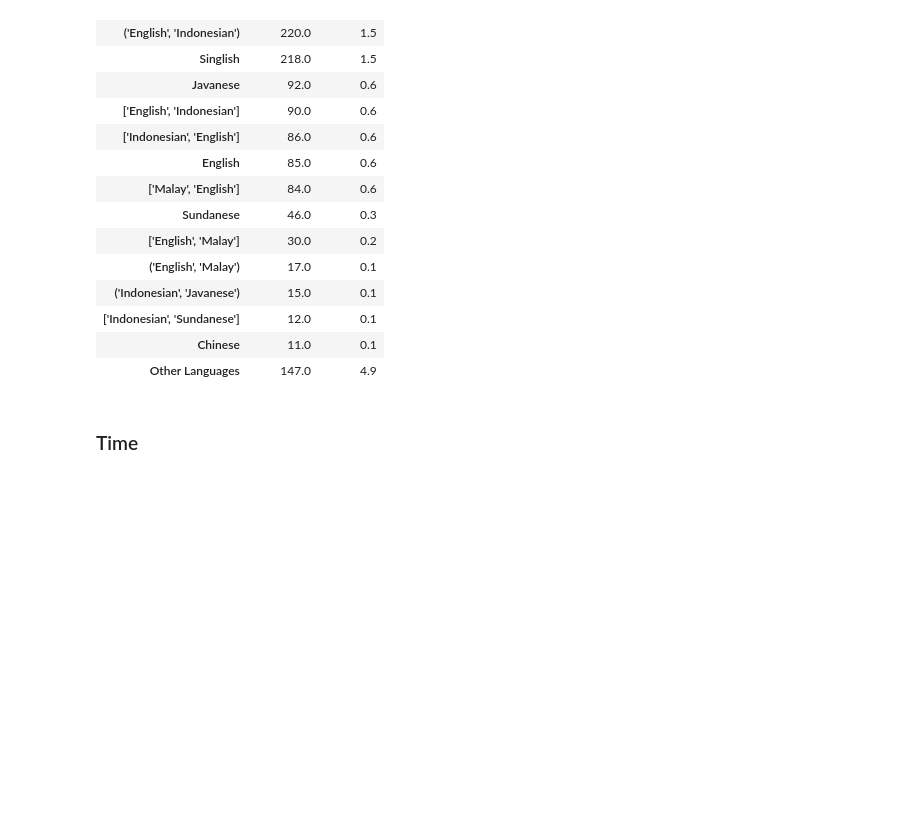
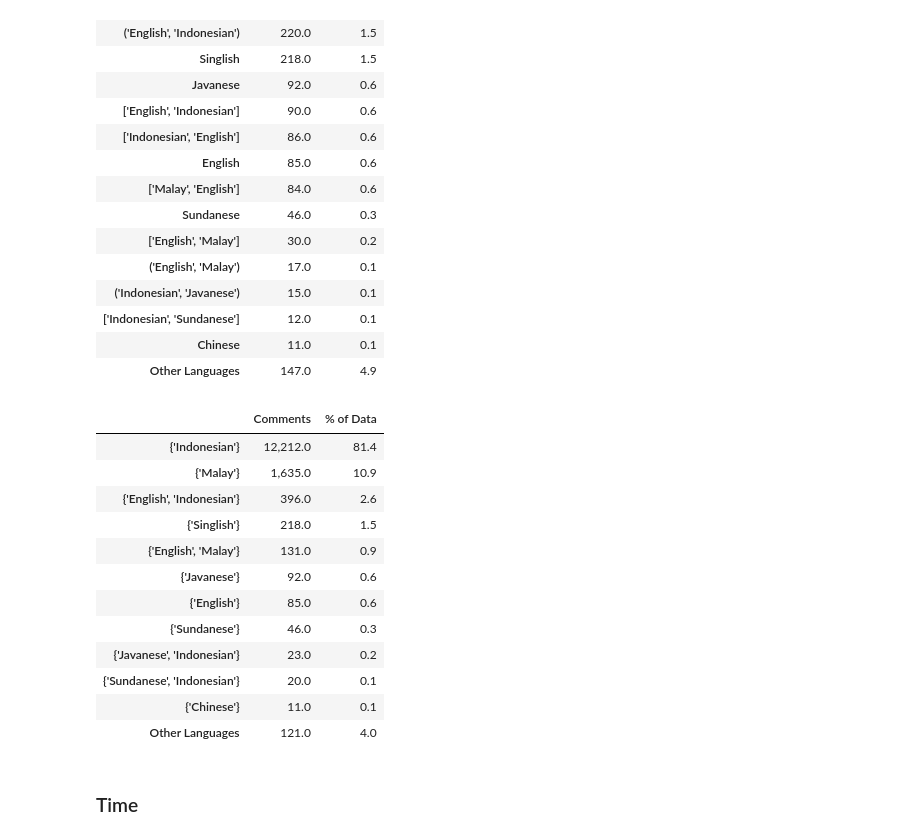
Before and after one commit to rewire-online/singapore-online-attacks, a Jupyter notebook: 1_dataset_analysis.ipynb, the cells around one changed output. Saved outputs shown, nothing was run; the diff lists cells and outputs as text; code cells hidden in the pictures; blank space fills up the shorter version.

```diff
--- a/1_dataset_analysis.ipynb
+++ b/1_dataset_analysis.ipynb
@@ -124,3 +124,44 @@ languages
 # %%
 # for idx, row in languages.iterrows():
 #     print(f"{idx} & {int(row[0]):,.0f} & {row[1]:.1f} \\\\")
+# %%
+def convert_to_set(text):
+    try:
+        text = text.replace('(','[')
+        text = text.replace(')',']')
+        text = text.replace('\"','')
+        return str(set(json.loads(text.replace('\'','\"'))))
+    except:
+        return str(set([text]))
+
+full_data['language_set'] = full_data['final_label_language'].apply(lambda x: convert_to_set(x))
+# %%
+languages = pd.DataFrame(
+    {
+        'Comments': full_data['language_set'].value_counts(),
+        '% of Data': full_data['language_set'].value_counts(normalize=True)*100
+    },
+    index=full_data['language_set'].value_counts().index
+)
+other_count = np.sum(languages[languages['Comments'] < LANGUAGE_CUTOFF].Comments)
+others = list(languages[languages['Comments'] < LANGUAGE_CUTOFF].index)
+languages = languages[languages['Comments'] > LANGUAGE_CUTOFF]
+
+languages.loc['Other Languages'] = [other_count,  other_count/30]
+# %%
+pd.options.display.float_format = "{:,.1f}".format
+languages
+# %% [output]
+|  | Comments | % of Data |
+| {'Indonesian'} | 12,212.0 | 81.4 |
+| {'Malay'} | 1,635.0 | 10.9 |
+| {'English', 'Indonesian'} | 396.0 | 2.6 |
+| {'Singlish'} | 218.0 | 1.5 |
+| {'English', 'Malay'} | 131.0 | 0.9 |
+| {'Javanese'} | 92.0 | 0.6 |
+| {'English'} | 85.0 | 0.6 |
+| {'Sundanese'} | 46.0 | 0.3 |
+| {'Javanese', 'Indonesian'} | 23.0 | 0.2 |
+| {'Sundanese', 'Indonesian'} | 20.0 | 0.1 |
+| {'Chinese'} | 11.0 | 0.1 |
+| Other Languages | 121.0 | 4.0 |
```
Also changed, not shown: parts of 1 cell of this notebook, 22 other files.
